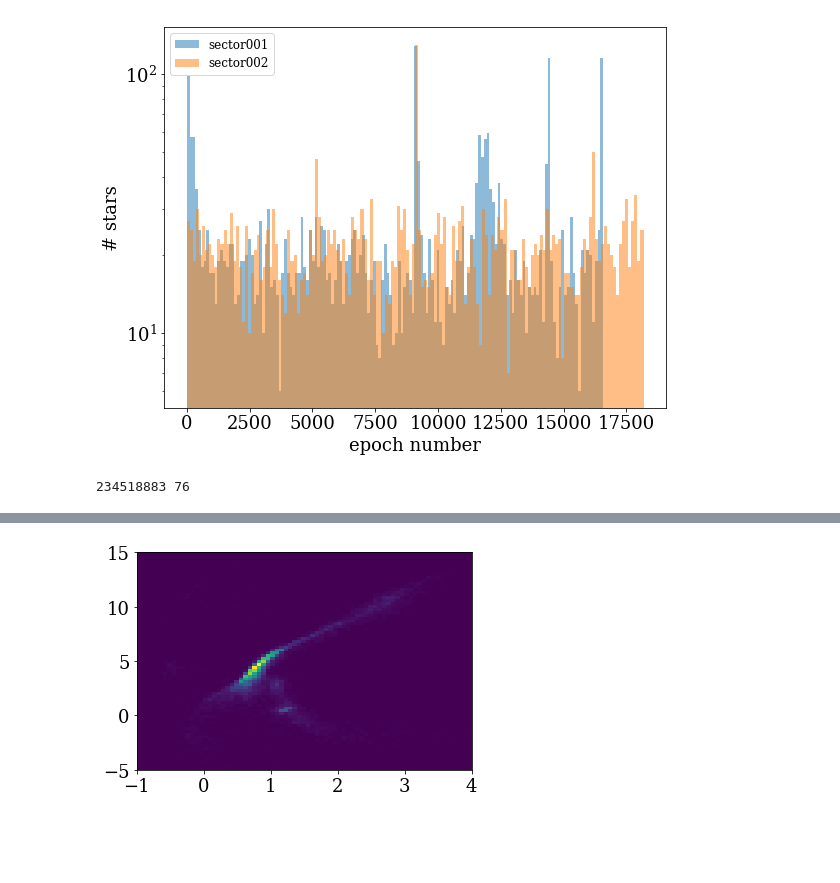
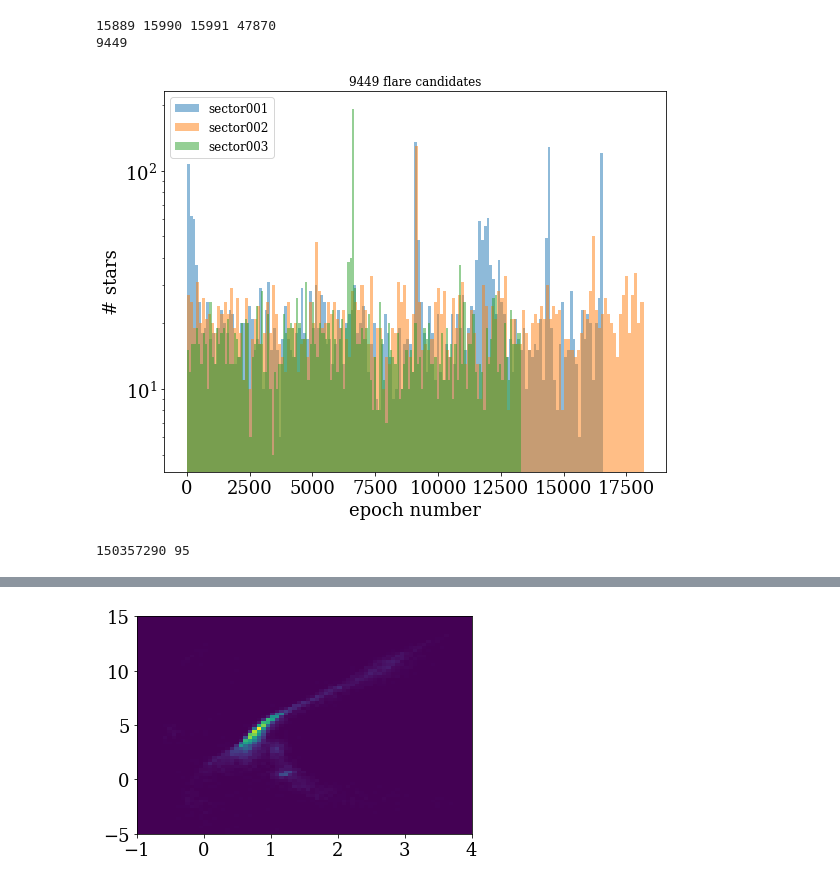
Before and after one commit to jradavenport/helloTESS, a Jupyter notebook: quick_search.ipynb, the cells around one changed output, grey strips where cells are left out. Cells and saved outputs as stored; diff of their text form; code cells hidden in the pictures; blank space fills up the shorter version.

Commit message:
add sector 3 rot

```diff
--- a/quick_search.ipynb
+++ b/quick_search.ipynb
@@ -26,12 +26,14 @@ import exoplanet as xo
 # tess_dir = '/data/epyc/data/tess/'
 tess_dir = '/Users/james/Desktop/tess/'
 
-sectors = ['sector001', 'sector002']
+sectors = ['sector001', 'sector002', 'sector003']
 
 # just in case glob wants to re-order things, be sure grab them in Sector order
 sect1 = glob(tess_dir + sectors[0] + '/*.fits', recursive=True)
 sect2 = glob(tess_dir + sectors[1] + '/*.fits', recursive=True)
+sect3 = glob(tess_dir + sectors[2] + '/*.fits', recursive=True)
 
-files = sect1 + sect2
-print(len(sect1), len(sect2), len(files))
+
+files = sect1 + sect2 + sect3
+print(len(sect1), len(sect2), len(sect3), len(files))
 # %% [output]
@@ -51,6 +57,8 @@ FL_f0 = np.array([])
 FL_f1 = np.array([])
 
 for k in range(len(files)):
+    tbl = -1
+    df = -1
     try:
         tbl = Table.read(files[k], format='fits')
         df = tbl.to_pandas()
@@ -127,7 +135,7 @@ for k in range(len(files)):
                 plt.savefig('figures/' + files[k].split('/')[-1] + '.jpeg', bbox_inches='tight', pad_inches=0.25)
                 plt.close()
 
-    except (OSError, KeyError, TypeError):
+    except (OSError, KeyError, TypeError, ValueError):
         print('k=' + str(k) + ' bad file: ' + files[k])
 # %% [output]
 fig. K = 0
@@ -165,19 +171,31 @@ plt.yscale('log')
+# %%
+print(len(sect1), len(sect2), len(sect3), len(files))
+
+print(len(FL_id))
+# %% [output]
+15889 15990 15991 47870
+9449
 # %%
 plt.figure(figsize=(9,7))
-s1 = np.where((FL_id < 15000))[0]
-s2 = np.where((FL_id > 16000))[0]
+s1 = np.where((FL_id < len(sect1)))[0]
+s2 = np.where((FL_id > len(sect1)) &
+              (FL_id < len(sect1) + len(sect2)))[0]
+s3 = np.where((FL_id > len(sect1) + len(sect2)))[0]
+
 
 _ = plt.hist((FL_t0[s1]+FL_t1[s1])/2.,bins=150, alpha=0.5, label='sector001')
 _ = plt.hist((FL_t0[s2]+FL_t1[s2])/2.,bins=150, alpha=0.5, label='sector002')
+_ = plt.hist((FL_t0[s3]+FL_t1[s3])/2.,bins=150, alpha=0.5, label='sector003')
 
-# plt.title(str(np.size(FL_t0))+' flare candidates',fontsize=12)
+
+plt.title(str(np.size(FL_t0))+' flare candidates',fontsize=12)
 plt.xlabel('epoch number')
 plt.ylabel('# stars')
 plt.legend(fontsize=12)
 plt.yscale('log')
 plt.savefig('flare_hist.jpeg', dpi=150, bbox_inches='tight', pad_inches=0.25)
 # %% [output]
-[figure, old version]
+[figure, new version]
 # %%
 ALL_TIC = pd.Series(files).str.split('-', expand=True).iloc[:,-3].astype('int')
 # %%
@@ -198,7 +216,7 @@ uTIC, NTIC = np.unique(flare_out['TIC'].values, return_counts=True)
 imax = np.argmax(NTIC)
 print(uTIC[imax], NTIC[imax])
 # %% [output]
-234518883 76
+150357290 95
 # %%
 # kk = np.where((ALL_TIC == uTIC[imax]))[0]
 
```
Also changed, not shown: parts of 24 cells of this notebook.
